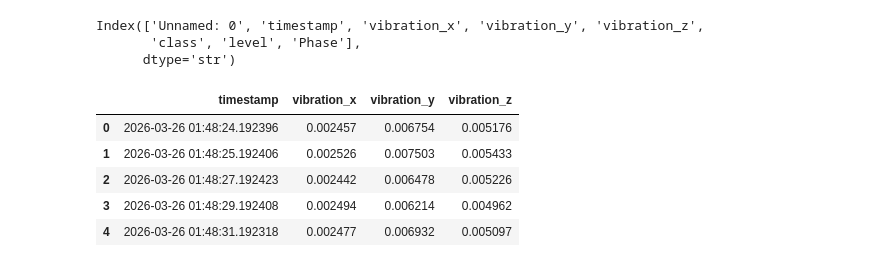
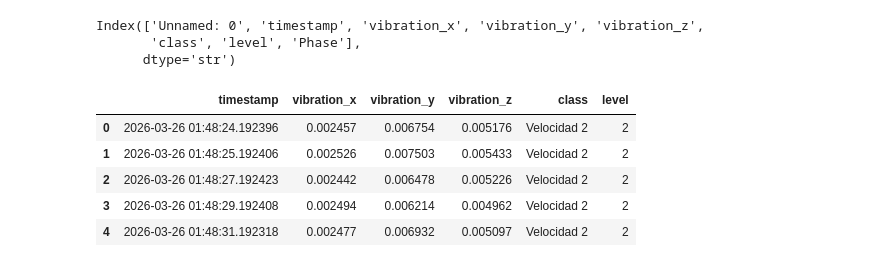
Before and after one commit to ivanvzqzz/Autonomic-Computing-HW3, a Jupyter notebook: mape-k/notebooks/01_data_processing.ipynb, the cells around one changed output. Saved outputs shown, nothing was run; the diff lists cells and outputs as text; code cells hidden in the pictures.

```diff
--- a/mape-k/notebooks/01_data_processing.ipynb
+++ b/mape-k/notebooks/01_data_processing.ipynb
@@ -30,17 +30,17 @@ Index(['Unnamed: 0', 'timestamp', 'vibration_x', 'vibration_y', 'vibration_z',
        'class', 'level', 'Phase'],
       dtype='str')
 # %%
-cols_to_use = ["timestamp", "vibration_x", "vibration_y", "vibration_z"]
+cols_to_use = ["timestamp", "vibration_x", "vibration_y", "vibration_z", "class", "level"]
 
 data_df = data_df[cols_to_use]
 
 data_df.head()
 # %% [output]
-|  | timestamp | vibration_x | vibration_y | vibration_z |
-| 0 | 2026-03-26 01:48:24.192396 | 0.002457 | 0.006754 | 0.005176 |
-| 1 | 2026-03-26 01:48:25.192406 | 0.002526 | 0.007503 | 0.005433 |
-| 2 | 2026-03-26 01:48:27.192423 | 0.002442 | 0.006478 | 0.005226 |
-| 3 | 2026-03-26 01:48:29.192408 | 0.002494 | 0.006214 | 0.004962 |
-| 4 | 2026-03-26 01:48:31.192318 | 0.002477 | 0.006932 | 0.005097 |
+|  | timestamp | vibration_x | vibration_y | vibration_z | class | level |
+| 0 | 2026-03-26 01:48:24.192396 | 0.002457 | 0.006754 | 0.005176 | Velocidad 2 | 2 |
+| 1 | 2026-03-26 01:48:25.192406 | 0.002526 | 0.007503 | 0.005433 | Velocidad 2 | 2 |
+| 2 | 2026-03-26 01:48:27.192423 | 0.002442 | 0.006478 | 0.005226 | Velocidad 2 | 2 |
+| 3 | 2026-03-26 01:48:29.192408 | 0.002494 | 0.006214 | 0.004962 | Velocidad 2 | 2 |
+| 4 | 2026-03-26 01:48:31.192318 | 0.002477 | 0.006932 | 0.005097 | Velocidad 2 | 2 |
 # %%
 data_df = data_df.set_index("timestamp")
```
Also changed, not shown: parts of 11 cells of this notebook, 1 other file.
